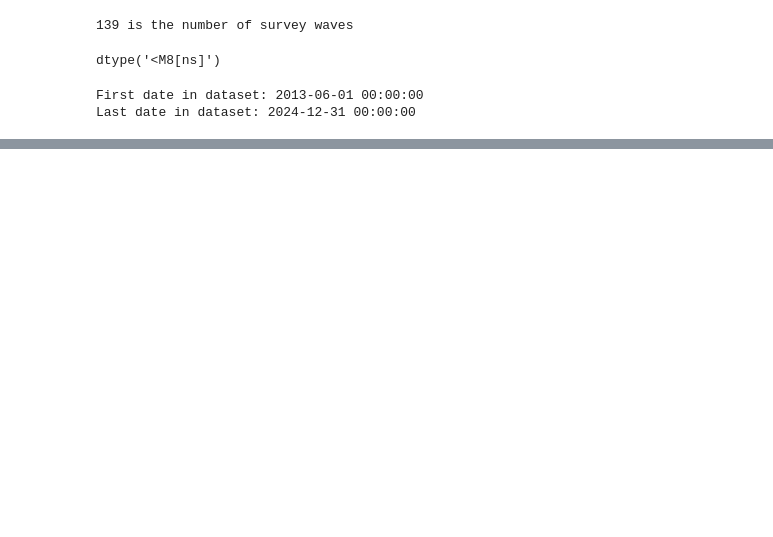
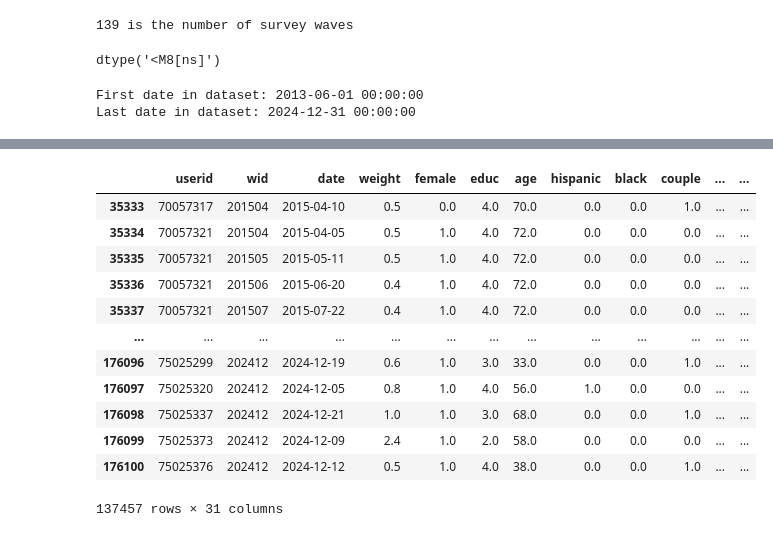
Before and after one commit to MarcDiechler/Tech2-Term-Paper, a Jupyter notebook: MD_2.ipynb, the cells around one changed output, grey strips where cells are left out. Drawn from its saved outputs; the diff is of its cells as text; code cells hidden in the pictures; blank space fills up the shorter version.

```diff
--- a/MD_2.ipynb
+++ b/MD_2.ipynb
@@ -130,0 +245,9 @@ Last date in dataset: 2024-12-31 00:00:00
+# %%
+before = len(merged_df)
+print("Rows before drop:", before)
+
+merged_df = merged_df[merged_df['inflation'].between(threshhold_min, threshhold_max)]
+
+after = len(merged_df)
+print("Rows after drop:", after)
+print("Rows dropped due to outliers in inflation:", before - after)
@@ -130,0 +273,3 @@ Last date in dataset: 2024-12-31 00:00:00
+# %%
+iscollege = (merged_df['educ']>= 3)
+merged_df.loc[:, 'college'] = (merged_df['educ'] >= 3).astype(int)
@@ -130,0 +308,24 @@ Last date in dataset: 2024-12-31 00:00:00
+# %%
+# Columns ending with _correct
+corrects = [col for col in num_cols if col.endswith('_correct')]
+
+# Group by user and sum the correct answers
+merged_df['total_correct'] = merged_df.groupby('userid')[corrects].transform('sum').sum(axis=1)
+# %%
+merged_df = merged_df.drop(columns=['total_correct'])
+# %%
+merged_df
+# %% [output]
+|  | userid | wid | date | weight | female | educ | age | hispanic | black | couple | ... | ... |
+| 35333 | 70057317 | 201504 | 2015-04-10 | 0.5 | 0.0 | 4.0 | 70.0 | 0.0 | 0.0 | 1.0 | ... | ... |
+| 35334 | 70057321 | 201504 | 2015-04-05 | 0.5 | 1.0 | 4.0 | 72.0 | 0.0 | 0.0 | 0.0 | ... | ... |
+| 35335 | 70057321 | 201505 | 2015-05-11 | 0.5 | 1.0 | 4.0 | 72.0 | 0.0 | 0.0 | 0.0 | ... | ... |
+| 35336 | 70057321 | 201506 | 2015-06-20 | 0.4 | 1.0 | 4.0 | 72.0 | 0.0 | 0.0 | 0.0 | ... | ... |
+| 35337 | 70057321 | 201507 | 2015-07-22 | 0.4 | 1.0 | 4.0 | 72.0 | 0.0 | 0.0 | 0.0 | ... | ... |
+| ... | ... | ... | ... | ... | ... | ... | ... | ... | ... | ... | ... | ... |
+| 176096 | 75025299 | 202412 | 2024-12-19 | 0.6 | 1.0 | 3.0 | 33.0 | 0.0 | 0.0 | 1.0 | ... | ... |
+| 176097 | 75025320 | 202412 | 2024-12-05 | 0.8 | 1.0 | 4.0 | 56.0 | 1.0 | 0.0 | 0.0 | ... | ... |
+| 176098 | 75025337 | 202412 | 2024-12-21 | 1.0 | 1.0 | 3.0 | 68.0 | 0.0 | 0.0 | 1.0 | ... | ... |
+| 176099 | 75025373 | 202412 | 2024-12-09 | 2.4 | 1.0 | 2.0 | 58.0 | 0.0 | 0.0 | 0.0 | ... | ... |
+| 176100 | 75025376 | 202412 | 2024-12-12 | 0.5 | 1.0 | 4.0 | 38.0 | 0.0 | 0.0 | 1.0 | ... | ... |
+137457 rows × 31 columns
```
Also changed, not shown: parts of 29 cells of this notebook.
